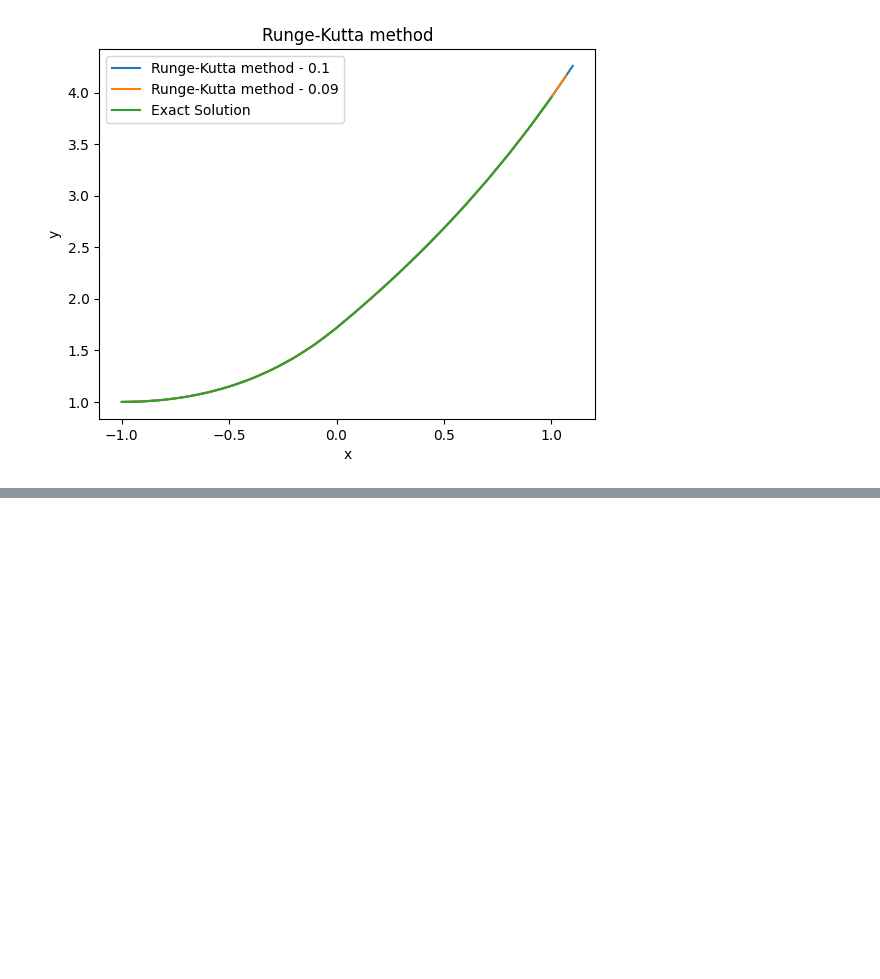
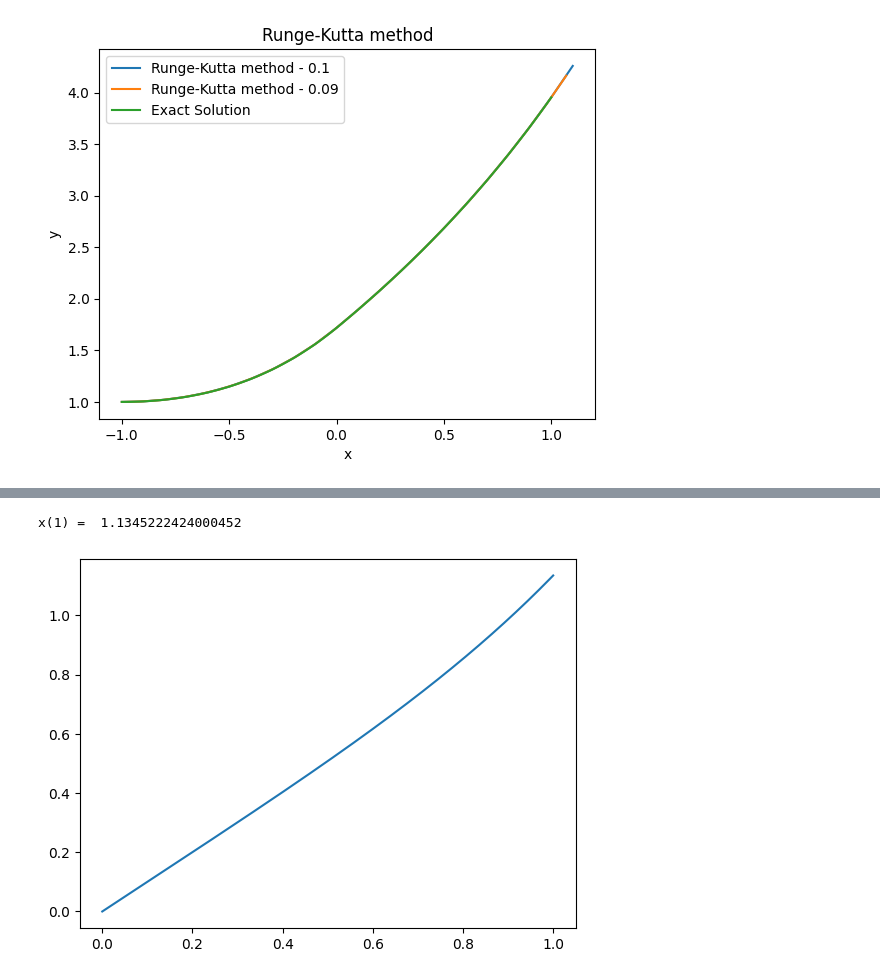
Before and after one commit to hamasoon/NumericalComputing2025Spring, a Jupyter notebook: HW6/NA_HW6_배문성_2019-14355.ipynb, the cells around one changed output, grey strips where cells are left out. Cells and saved outputs as stored; diff of their text form; code cells hidden in the pictures; blank space fills up the shorter version.

```diff
--- a/HW6/NA_HW6_배문성_2019-14355.ipynb
+++ b/HW6/NA_HW6_배문성_2019-14355.ipynb
@@ -186,3 +166,31 @@ plt.show()
+# %%
+# 7.3 - 14
+def fourth_runge_kutta(f, x0, t0, t1, h):
+    n = int((t1 - t0) / h) + 1
+    t = t0
+    x = x0
+    ret = [(t, x)]
+    for i in range(n):
+        k1 = h * f(t, x)
+        k2 = h * f(t + h / 2, x + k1 / 2)
+        k3 = h * f(t + h / 2, x + k2 / 2)
+        k4 = h * f(t + h, x + k3)
+
+        x += (k1 + 2*k2 + 2*k3 + k4) / 6
+        t += h
+        ret.append((t, x))
+
+    return ret
+
+def f(t, x):
+    return np.sqrt(1 + x**3)
+
+ret = fourth_runge_kutta(f, 0, 0, 1, 0.000001)
+plt.plot([pt[0] for pt in ret], [pt[1] for pt in ret], label='Runge-Kutta method')
+print("x(1) = ", ret[-1][1])
+# %% [output]
+x(1) =  1.1345222424000452
+[figure, added]
 # %%
 # 7.4 - 2
 def taylor_ode_solver(f, x0, y0, t0, t1, h):
```
Also changed, not shown: parts of 11 cells of this notebook.
